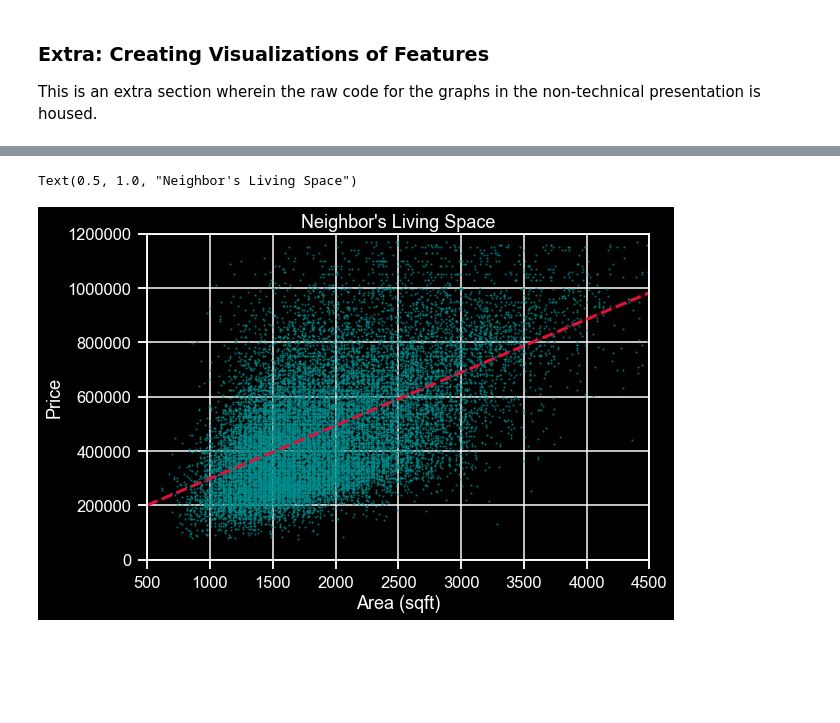
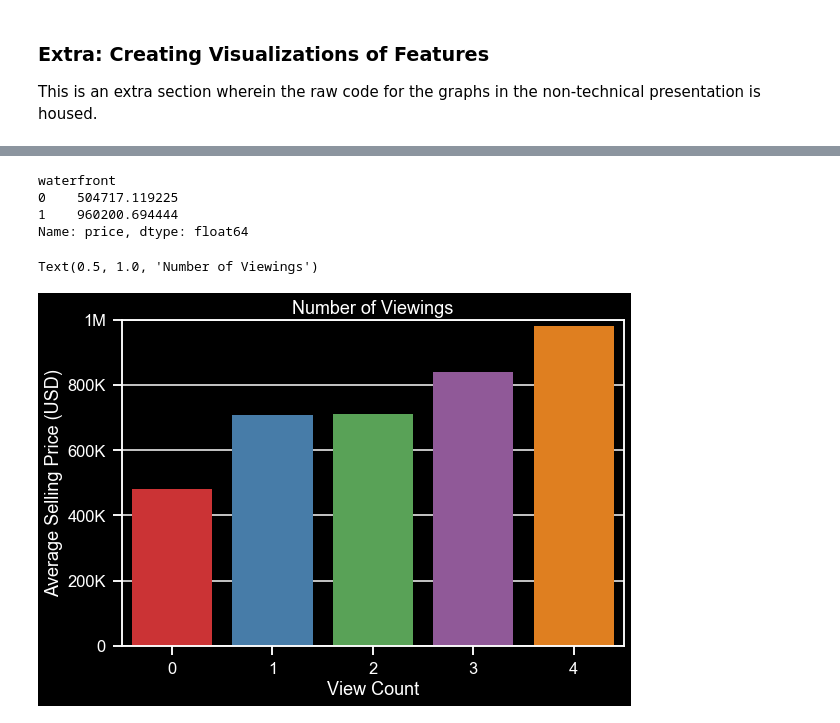
Before and after one commit to devinbelden/dsc-v2-mod1-final-project-online-ds-ft-100719, a Jupyter notebook: student.ipynb, the cells around one changed output, grey strips where cells are left out. Cells and saved outputs as stored; diff of their text form; code cells hidden in the pictures; blank space fills up the shorter version.

```diff
--- a/student.ipynb
+++ b/student.ipynb
@@ -212,0 +229,5 @@ We can one-hot encode these in one step when creating the initial model, but let
+# %%
+cols = ['floors','sqft_lot','bedrooms','sqft_living','sqft_lot15']
+df_scaled[cols] = scaler.fit_transform(df_scaled[cols].values)
+df_scaled['scaled_price'] = scaler.fit_transform(df_scaled['price'].values.reshape(-1,1))
+df_scaled.describe().round(3)
@@ -212,0 +244,12 @@ We can one-hot encode these in one step when creating the initial model, but let
+# %%
+df_scaled['price_outliers'] = df_scaled['scaled_price'].apply(lambda x: abs(x) > 3)
+df_scaled['floors_outliers'] = df_scaled['floors'].apply(lambda x: abs(x) > 3)
+df_scaled['bed_outliers'] = df_scaled['bedrooms'].apply(lambda x: abs(x) > 3)
+df_scaled['sqft_living_outliers'] = df_scaled['sqft_living'].apply(lambda x: abs(x) > 3)
+df_scaled['sqft_lot_outliers'] = df_scaled['sqft_lot'].apply(lambda x: abs(x) > 3)
+df_scaled['sqft_lot15_outliers'] = df_scaled['sqft_lot15'].apply(lambda x: abs(x) > 3)
+
+#Now we group by the outlier columns and only get the rows that have False in all outlier categories:
+df_scaled.groupby(['price_outliers', 'floors_outliers', 'bed_outliers', 'sqft_living_outliers',
+                   'sqft_lot_outliers', 'sqft_lot15_outliers']).get_group(
+                    (False, False, False, False, False, False)).head()
@@ -212,0 +264,9 @@ We can one-hot encode these in one step when creating the initial model, but let
+# %%
+#Here we give our groupby statement some permanence
+df_scaled = df_scaled[(df_scaled['price_outliers'] == False)
+                    & (df_scaled['floors_outliers'] == False)
+                    & (df_scaled['bed_outliers'] == False)
+                    & (df_scaled['sqft_living_outliers'] == False)
+                    & (df_scaled['sqft_lot_outliers'] == False)
+                    & (df_scaled['sqft_lot15_outliers'] == False)]
+df_scaled.describe().round(3)
@@ -212,0 +298,2 @@ We can one-hot encode these in one step when creating the initial model, but let
+# %%
+df_scaled.drop(['sqft_lot15'], axis=1, inplace=True)
@@ -784,12 +973,18 @@ Text(0.5, 1.0, 'Housing Grade')
+# %%
+df_scaled.groupby('waterfront')['price'].mean()
+# %% [output]
+waterfront
+0    504717.119225
+1    960200.694444
+Name: price, dtype: float64
 # %%
 f, ax = plt.subplots(figsize=(9,6))
-ax = sns.regplot(x='sqft_living15', y='price', data=df_graph, color='darkcyan', scatter_kws={'s':4},
-            line_kws={'linewidth':3,'linestyle':'dashed','color':'crimson'})
-ax.set_xlim(500,4500)
-ax.set_ylim(0,1200000)
-ax.set_xlabel('Area (sqft)', fontname='Arial')
-ax.set_ylabel('Price', fontname='Arial')
-ax.set_title('''Neighbor's Living Space''', fontname='Arial')
+ax = sns.barplot(x=df_scaled['view'], y=df_scaled['price'], palette='Set1', errwidth=0)
+ax.set_ylim(0,1000000)
+ax.set_xlabel('View Count', fontname='Arial')
+ax.set_ylabel('Average Selling Price (USD)', fontname='Arial')
+ax.set_yticklabels(['0','200K','400K','600K','800K','1M'])
+ax.set_title('Number of Viewings', fontname='Arial')
 # %% [output]
-Text(0.5, 1.0, "Neighbor's Living Space")
+Text(0.5, 1.0, 'Number of Viewings')
-[figure, old version]
+[figure, new version]
```
Also changed, not shown: parts of 134 cells of this notebook.
